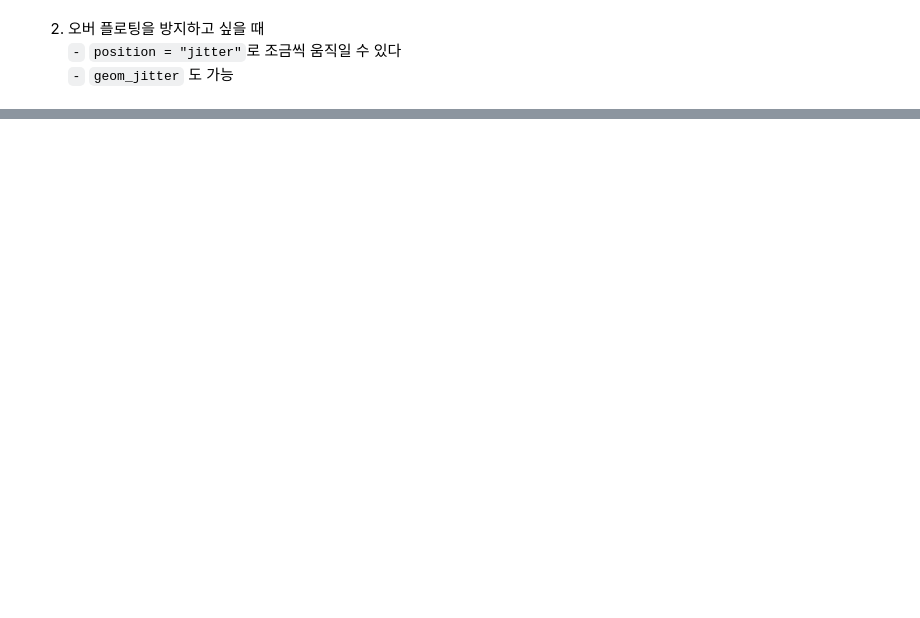
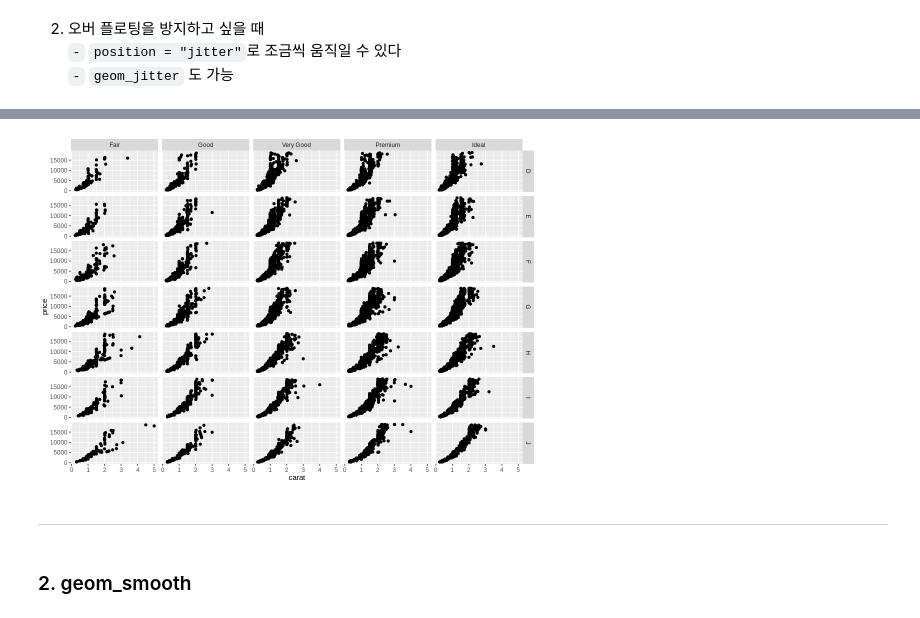
Before and after one commit to kimha02/ham, a Jupyter notebook: _notebooks/2021-08-30-R-1.ipynb, the cells around one changed output, grey strips where cells are left out. Saved outputs shown, nothing was run; the diff lists cells and outputs as text; code cells hidden in the pictures; blank space fills up the shorter version.

```diff
--- a/_notebooks/2021-08-30-R-1.ipynb
+++ b/_notebooks/2021-08-30-R-1.ipynb
@@ -83,0 +114,10 @@ geom_point(mapping=aes(x=carat, y=price), position="jitter")
+# %%
+ggplot(data=dia)+
+geom_point(mapping=aes(x=carat, y=price))+
+facet_grid(color~cut)
+# %% [output]
+[figure, added]
+# %% [markdown]
+-------
+# %% [markdown]
+### 2. geom_smooth
```
Also changed, not shown: parts of 33 cells of this notebook.
